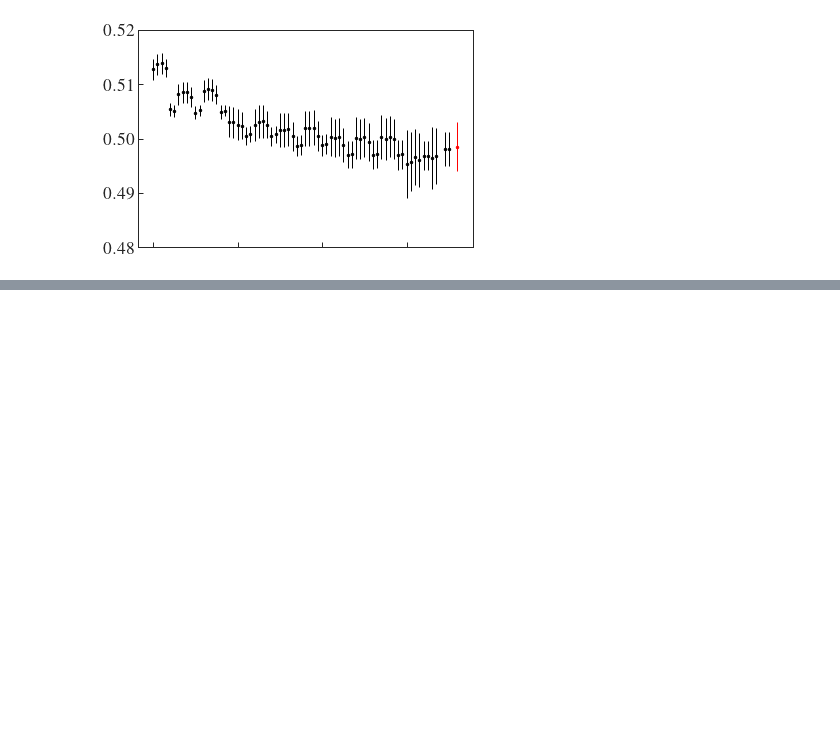
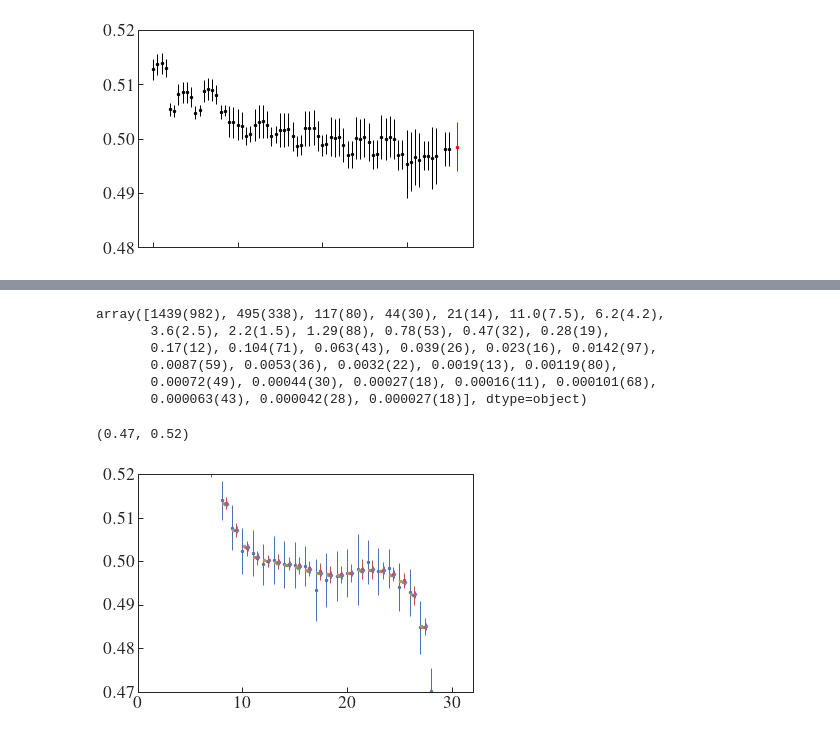
Before and after one commit to chrisculver/SU4_PiPi_Analysis, a Jupyter notebook: testing.ipynb, the cells around one changed output, grey strips where cells are left out. Saved outputs shown, nothing was run; the diff lists cells and outputs as text; code cells hidden in the pictures; blank space fills up the shorter version.

Commit message:
Understand how to do statistics with gvar

```diff
--- a/testing.ipynb
+++ b/testing.ipynb
@@ -145,3 +145,20 @@ plt.tick_params(
 )
 # %% [output]
 [figure]
+# %%
+import gvar
+
+npmean = lambda data : np.mean(data,axis=0)
+jkdata=jackKnife(npmean, avgPionCorr)
+
+data = {'t': np.asarray([t for t in range(int(NT/2))]), 'ND': NCFG, 'yraw': np.real(avgPionCorr[:,0:int(NT/2)])}
+data['y']=gv.dataset.avg_data(data['yraw'], bstrap=True)
+data['yNoBS']=gv.dataset.avg_data(data['yraw'])
+
+data['yJackRaw'] = np.real(jkdata)
+data['yjack']=gv.dataset.avg_data(data['yJackRaw'], bstrap=True)
+# %%
+data_iter = gv.dataset.bootstrap_iter(np.real(avgPionCorr),n=10)
+data['yBS10']=gv.dataset.avg_data(np.mean([d for d in data_iter],axis=0), bstrap=True)
+data_iter = gv.dataset.bootstrap_iter(np.real(avgPionCorr),n=50)
+data['yBS50']=gv.dataset.avg_data(np.mean([d for d in data_iter],axis=0), bstrap=True)
@@ -147,0 +175,31 @@ plt.tick_params(
+# %%
+data['yjack']
+# %% [output]
+array([1439(982), 495(338), 117(80), 44(30), 21(14), 11.0(7.5), 6.2(4.2),
+       3.6(2.5), 2.2(1.5), 1.29(88), 0.78(53), 0.47(32), 0.28(19),
+       0.17(12), 0.104(71), 0.063(43), 0.039(26), 0.023(16), 0.0142(97),
+       0.0087(59), 0.0053(36), 0.0032(22), 0.0019(13), 0.00119(80),
+       0.00072(49), 0.00044(30), 0.00027(18), 0.00016(11), 0.000101(68),
+       0.000063(43), 0.000042(28), 0.000027(18)], dtype=object)
+# %%
+efmTest=gvar.log([data['y'][t]/data['y'][t+1] for t in range(len(data['y'])-1)])
+efmNoBS=gvar.log([data['yNoBS'][t]/data['yNoBS'][t+1] for t in range(len(data['y'])-1)])
+efmJK=gvar.log([data['yjack'][t]/data['yjack'][t+1] for t in range(len(data['y'])-1)])
+efmBS10=gvar.log([data['yBS10'][t]/data['yBS10'][t+1] for t in range(len(data['yBS10'])-1)])
+efmBS50=gvar.log([data['yBS50'][t]/data['yBS50'][t+1] for t in range(len(data['yBS50'])-1)])
+# %%
+plt.errorbar([t for t in range(len(efmTest))],[e.mean for e in efmTest],yerr=[e.sdev for e in efmTest],
+            linestyle="None", marker=".", lw=1)
+plt.errorbar([t+0.1 for t in range(len(efmNoBS))],[e.mean for e in efmNoBS],yerr=[e.sdev for e in efmNoBS],
+            linestyle="None", marker=".", lw=1)
+plt.errorbar([t+0.3 for t in range(len(efmJK))],[e.mean for e in efmJK],yerr=[e.sdev for e in efmJK],
+            linestyle="None", marker=".", lw=1)
+plt.errorbar([t+0.4 for t in range(len(efmBS10))],[e.mean for e in efmBS10],yerr=[e.sdev for e in efmBS10],
+            linestyle="None", marker=".", lw=1)
+plt.errorbar([t+0.5 for t in range(len(efmBS50))],[e.mean for e in efmBS50],yerr=[e.sdev for e in efmBS50],
+            linestyle="None", marker=".", lw=1)
+plt.xlim(0,32)
+plt.ylim(0.47,0.52)
+# %% [output]
+(0.47, 0.52)
+[figure, added]
```
Also changed, not shown: parts of 7 cells of this notebook.
